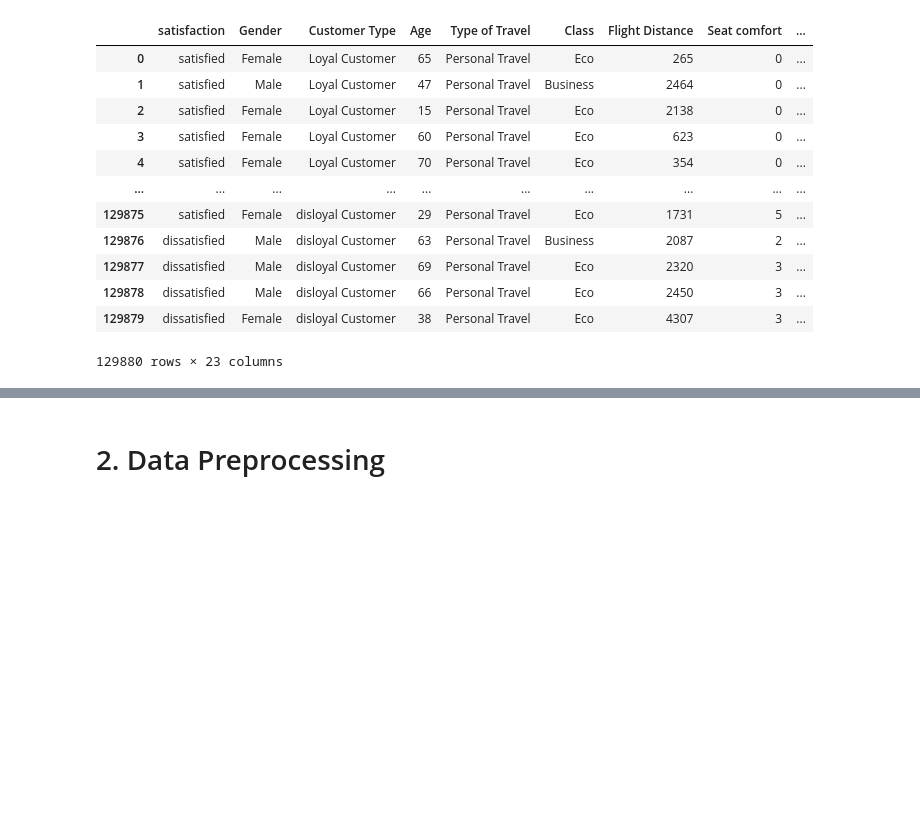
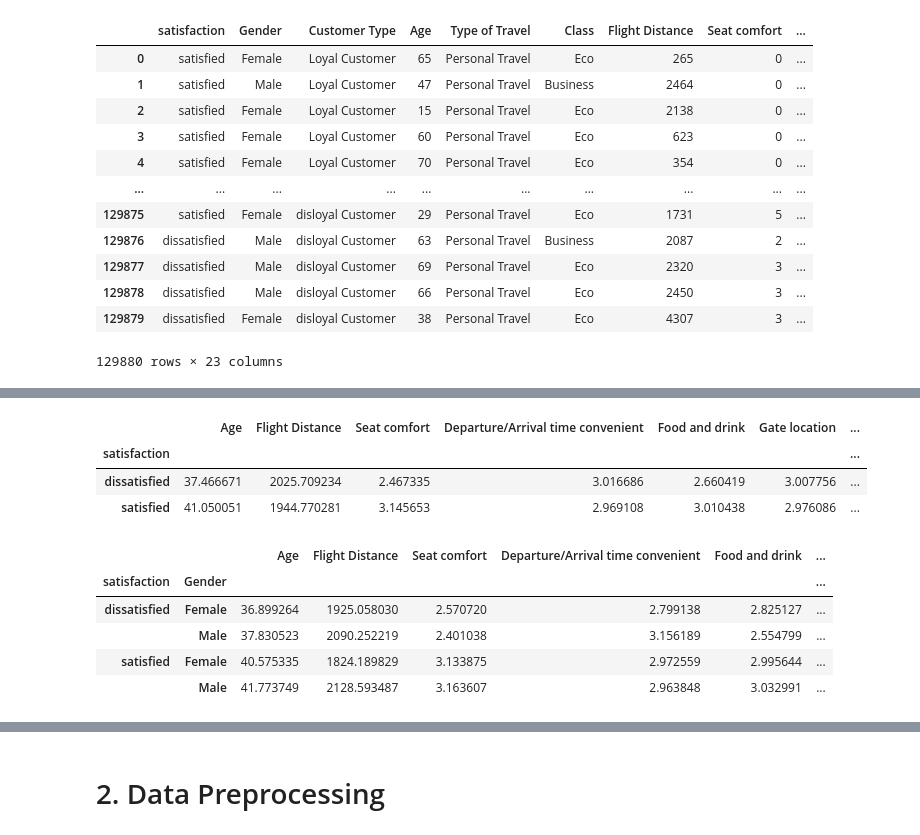
Before and after one commit to lotlouischoitslab/Airline_Satisfaction, a Jupyter notebook: airline_satisfication.ipynb, the cells around one changed output, grey strips where cells are left out. Saved outputs shown, nothing was run; the diff lists cells and outputs as text; code cells hidden in the pictures; blank space fills up the shorter version.

```diff
--- a/airline_satisfication.ipynb
+++ b/airline_satisfication.ipynb
@@ -66,0 +68,17 @@ for col in data.select_dtypes(include = 'object'):
+# %%
+#Check the mean values
+data.groupby('satisfaction').mean()
+# %% [output]
+|  | Age | Flight Distance | Seat comfort | Departure/Arrival time convenient | Food and drink | Gate location | ... |
+| satisfaction |  |  |  |  |  |  | ... |
+| dissatisfied | 37.466671 | 2025.709234 | 2.467335 | 3.016686 | 2.660419 | 3.007756 | ... |
+| satisfied | 41.050051 | 1944.770281 | 3.145653 | 2.969108 | 3.010438 | 2.976086 | ... |
+# %%
+data.groupby(['satisfaction', 'Gender']).mean()
+# %% [output]
+|  |  | Age | Flight Distance | Seat comfort | Departure/Arrival time convenient | Food and drink | ... |
+| satisfaction | Gender |  |  |  |  |  | ... |
+| dissatisfied | Female | 36.899264 | 1925.058030 | 2.570720 | 2.799138 | 2.825127 | ... |
+|  | Male | 37.830523 | 2090.252219 | 2.401038 | 3.156189 | 2.554799 | ... |
+| satisfied | Female | 40.575335 | 1824.189829 | 3.133875 | 2.972559 | 2.995644 | ... |
+|  | Male | 41.773749 | 2128.593487 | 3.163607 | 2.963848 | 3.032991 | ... |
```
Also changed, not shown: parts of 11 cells of this notebook.
